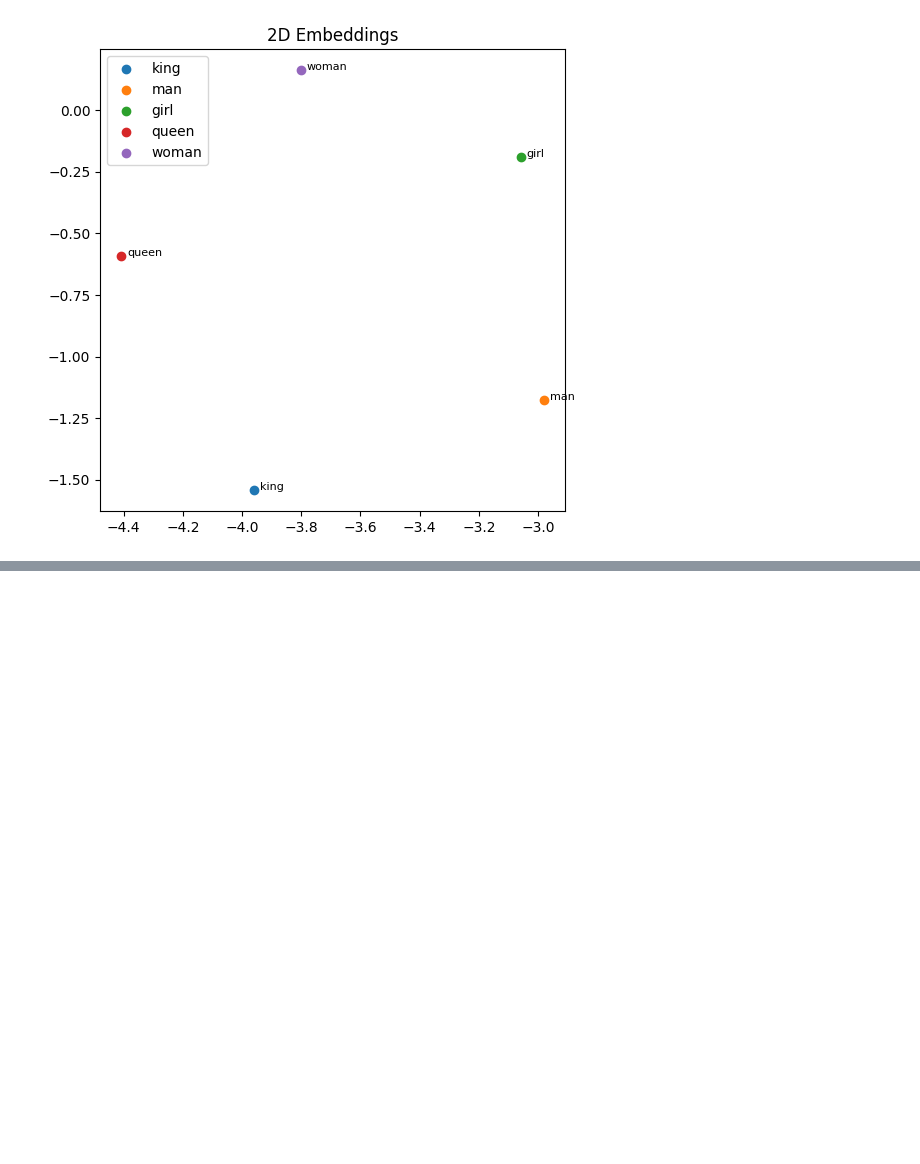
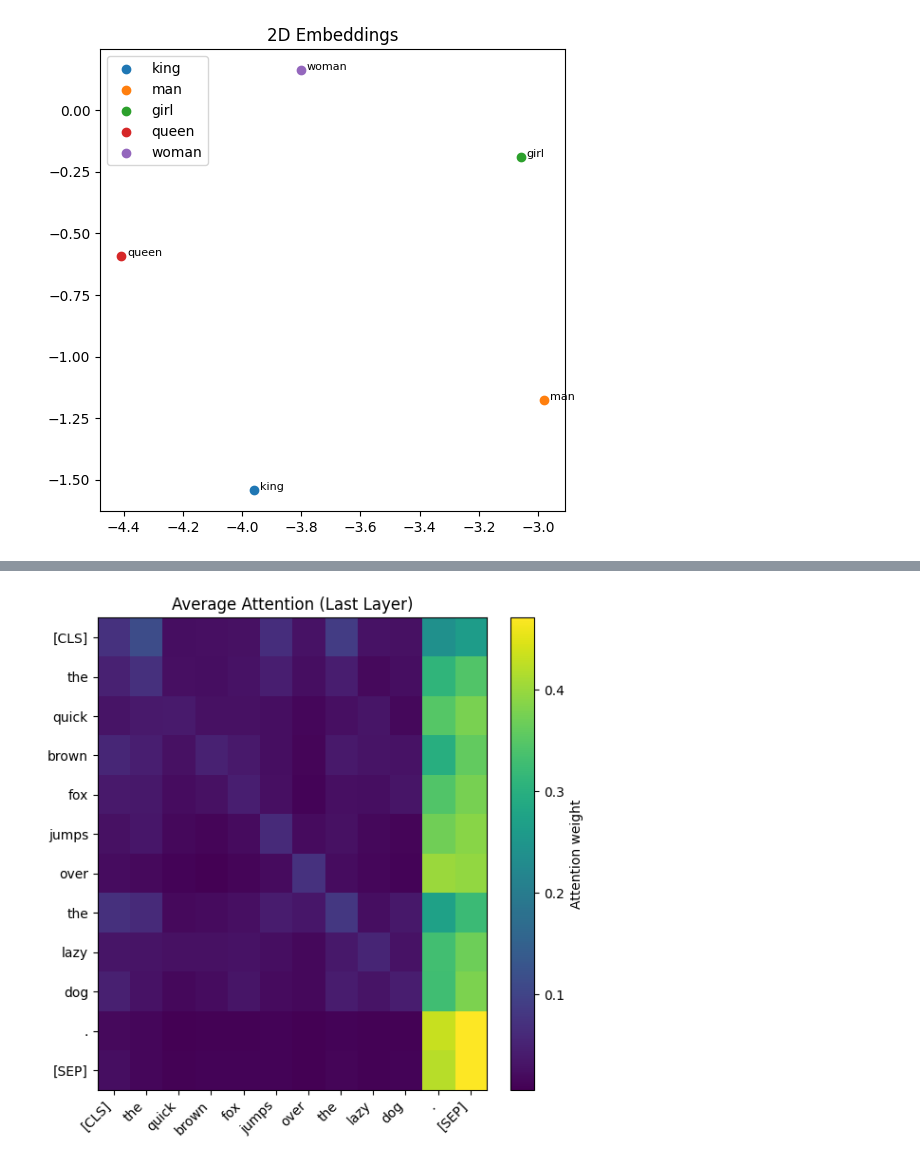
Before and after one commit to studio-cat/Symposium, a Jupyter notebook: demo.ipynb, the cells around one changed output, grey strips where cells are left out. Cells and saved outputs as stored; diff of their text form; code cells hidden in the pictures; blank space fills up the shorter version.

```diff
--- a/demo.ipynb
+++ b/demo.ipynb
@@ -72,3 +72,13 @@ plt.title("2D Embeddings")
 plt.show()
 # %% [output]
 [figure]
+# %%
+%pip install transformers matplotlib torch --quiet
+
+import torch
+import matplotlib.pyplot as plt
+from transformers import AutoTokenizer, AutoModel
+
+model_name = "distilbert-base-uncased"
+tokenizer = AutoTokenizer.from_pretrained(model_name)
+model = AutoModel.from_pretrained(model_name, output_attentions=True)
@@ -74,0 +93,24 @@ plt.show()
+# %%
+text = "The quick brown fox jumps over the lazy dog."
+
+tokens = tokenizer(text, return_tensors="pt")
+outputs = model(**tokens)
+
+# attention: list of (batch, heads, seq, seq)
+att = outputs.attentions[-1][0]   # last layer, batch 0
+att = att.mean(dim=0).detach()    # average over heads → (seq, seq)
+
+# --- Token labels ---
+token_labels = tokenizer.convert_ids_to_tokens(tokens["input_ids"][0])
+
+# --- Plot ---
+plt.figure(figsize=(6, 6))
+plt.imshow(att, cmap="viridis", aspect="auto")
+plt.xticks(range(len(token_labels)), token_labels, rotation=45, ha="right")
+plt.yticks(range(len(token_labels)), token_labels)
+plt.colorbar(label="Attention weight")
+plt.title("Average Attention (Last Layer)")
+plt.tight_layout()
+plt.show()
+# %% [output]
+[figure, added]
```
Also changed, not shown: parts of 2 cells of this notebook, 1 other file.
